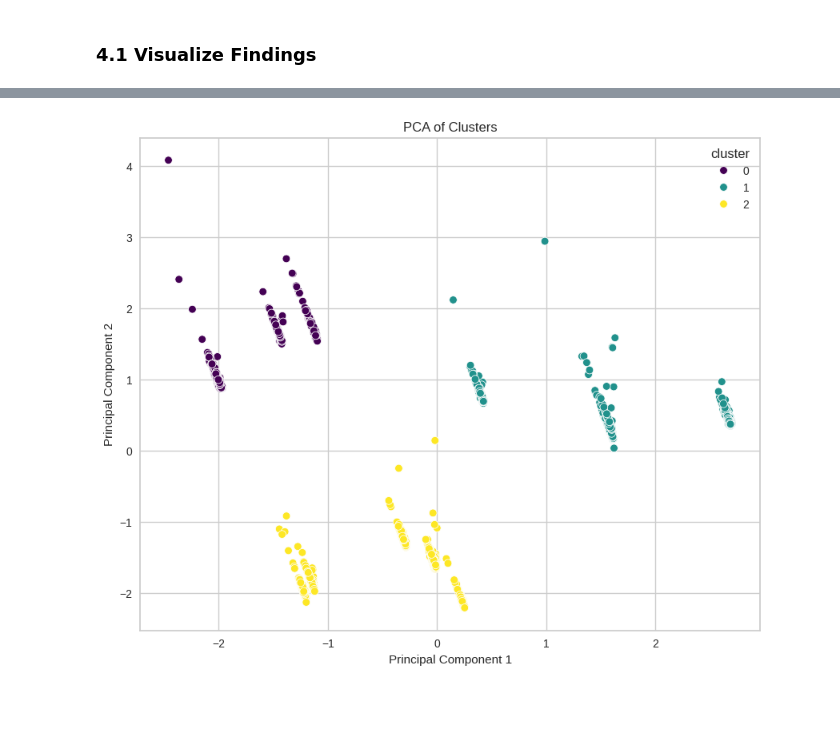
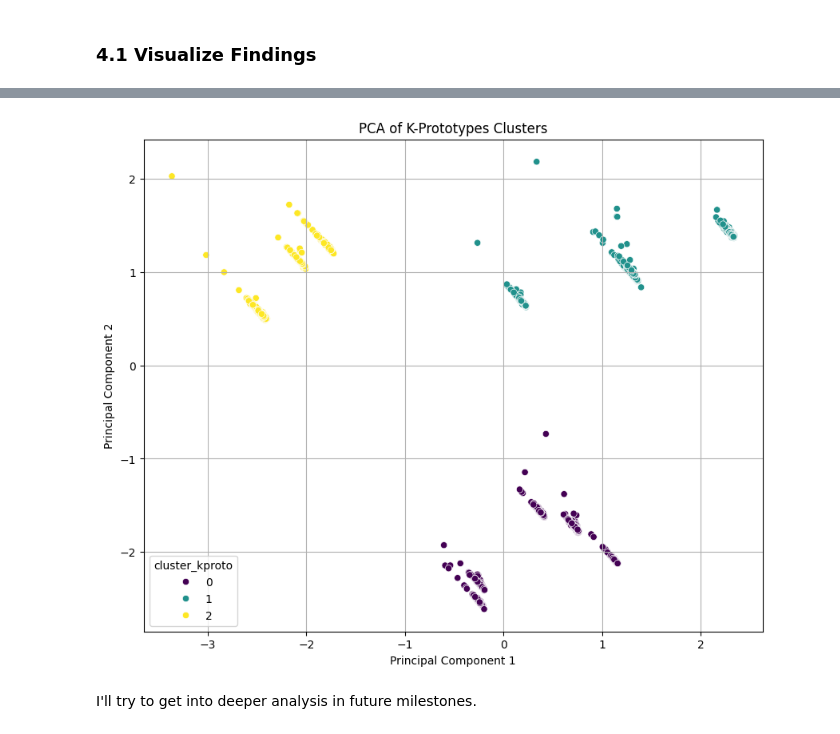
Before and after one commit to liubruce11/BA820-TeamB7, a Jupyter notebook: B1_Team07_AllenM2.ipynb, the cells around one changed output, grey strips where cells are left out. Cells and saved outputs as stored; diff of their text form; code cells hidden in the pictures; blank space fills up the shorter version.

```diff
--- a/B1_Team07_AllenM2.ipynb
+++ b/B1_Team07_AllenM2.ipynb
@@ -332,5 +304,0 @@ range_n_clusters = range(1, 11)
-# %%
-for n_clusters in range_n_clusters:
-    kmeans = KMeans(n_clusters=n_clusters, random_state=42, n_init=10) # Set n_init to suppress warning
-    kmeans.fit(features_preprocessed)
-    wcss.append(kmeans.inertia_)
@@ -365,13 +371,0 @@ The reason I chose to use k=3 is because for this business question, choosing 6
-# %%
-k_optimal = 3
-
-kmeans = KMeans(n_clusters=k_optimal, random_state=42, n_init=10)
-
-kmeans.fit(features_preprocessed)
-
-cluster_labels = kmeans.labels_
-
-features_preprocessed['cluster'] = cluster_labels
-
-display(features_preprocessed.head())
-print(features_preprocessed['cluster'].value_counts())
@@ -389,0 +381,22 @@ Name: count, dtype: int64
+# %%
+from kmodes.kprototypes import KPrototypes
+categorical_indices = [features_preprocessed.columns.get_loc(col) for col in [
+    'animal_sex_f', 'animal_sex_m',
+    'animal_reproductive_condition_Neutered', 'animal_reproductive_condition_Spayed'
+]]
+
+k_optimal_kprototypes = 3
+kproto = KPrototypes(n_clusters=k_optimal_kprototypes, init='Huang', n_init=10, random_state=42)
+
+# Fit the model and get cluster labels
+cluster_labels_kproto = kproto.fit_predict(features_preprocessed, categorical=categorical_indices)
+
+# Add the new cluster labels to the DataFrame
+features_preprocessed['cluster_kproto'] = cluster_labels_kproto
+
+# Recalculate cluster characteristics based on K-Prototypes clusters
+cluster_characteristics_kproto = features_preprocessed.groupby('cluster_kproto').mean()
+display(cluster_characteristics_kproto)
+print("Shape of features_preprocessed after adding K-Prototypes clusters:", features_preprocessed.shape)
+print("K-Prototypes cluster counts:")
+display(features_preprocessed['cluster_kproto'].value_counts())
@@ -454,17 +502,18 @@ plt.show()
 # %%
-#Scatterplot of the first two principal components
 plt.figure(figsize=(10, 8))
 sns.scatterplot(
     x=features_pca[:, 0],
     y=features_pca[:, 1],
-    hue=features_preprocessed['cluster'],
+    hue=features_preprocessed['cluster_kproto'],
     palette='viridis',
     legend='full'
 )
-plt.title('PCA of Clusters')
+plt.title('PCA of K-Prototypes Clusters')
 plt.xlabel('Principal Component 1')
 plt.ylabel('Principal Component 2')
 plt.grid(True)
 plt.show()
 # %% [output]
-[figure, old version]
+[figure, new version]
+# %% [markdown]
+I'll try to get into deeper analysis in future milestones.
```
Also changed, not shown: parts of 24 cells of this notebook.
